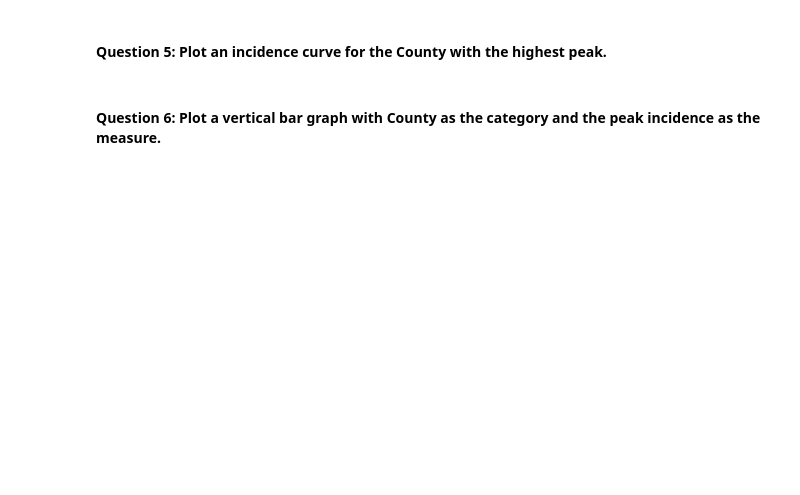
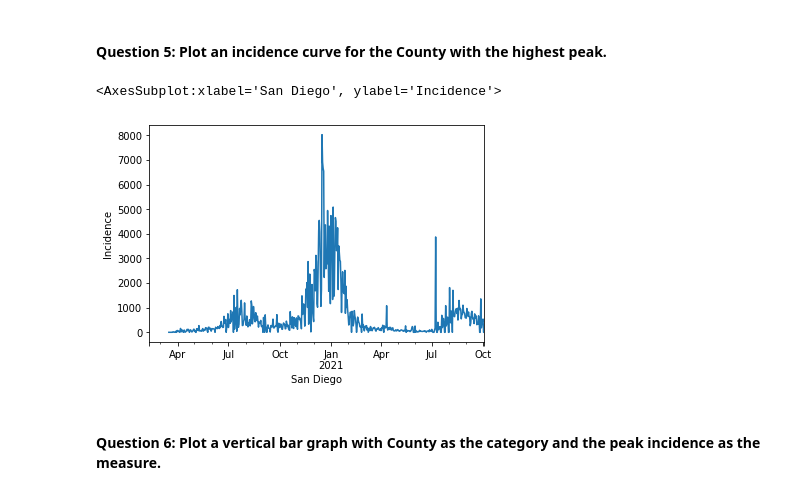
Before and after one commit to CMU-MS-DAS-Modern-Programming-Mini/ClassAssignmentNo4, a Jupyter notebook: US County Data - pandas.ipynb, the cells around one changed output. Saved outputs shown, nothing was run; the diff lists cells and outputs as text; code cells hidden in the pictures; blank space fills up the shorter version.

```diff
--- a/US County Data - pandas.ipynb
+++ b/US County Data - pandas.ipynb
@@ -19,2 +40,7 @@ deaths - The cumulative number of deaths in at the date in the county
 # %% [markdown]
 #### Question 1: Produce a DataFrame that contains only the data for the top 10 Counties by total number of cases
+# %%
+county_df_top = dataframe[['date','county','cases']].groupby('county').max().nlargest(10,'cases')
+
+county_df_top = county_df_top.reset_index()
+county_df_top['county']
@@ -21,2 +59,6 @@ deaths - The cumulative number of deaths in at the date in the county
 # %% [markdown]
 ####  Question 2: Produce a DataFrame that contains only the data for the top 5 states by total number of cases
+# %%
+state_df_top = dataframe[['date','state','cases']].groupby('state').max().nlargest(10,'cases')
+state_df_top
+state_df_top = state_df_top.reset_index('state')
@@ -23,2 +67,15 @@ deaths - The cumulative number of deaths in at the date in the county
 # %% [markdown]
 #### Question 3: Calculate the incidence (the number of new cases per day... i.e. the difference between the cases on a day - the cases on a previous day) for the top 10 Counties.
+# %%
+
+counties = []
+for i in range (10):
+    counties.append(county_df_top['county'][i])
+
+
+for county in counties:
+    county_data = dataframe[(dataframe['county'] == county)&(dataframe['state'].isin(state_df_top['state']))][['date','cases']].set_index('date')
+    county_data['incidence'] = county_data['cases'].rolling(2).apply(lambda x: x[1]-x[0],raw=False)
+#     county_data[['incidence']].plot(xlabel=county,ylabel='case number',kind='line')
+    county_data.columns = ['Date',county]
+    print(county_data)
@@ -25,2 +100,8 @@ deaths - The cumulative number of deaths in at the date in the county
 # %% [markdown]
 #### Question 4: Calculate the peak incidence for the 10 counties (the day with the highest number of new cases).
+# %%
+for county in counties:
+    county_data = dataframe[(dataframe['county'] == county)&(dataframe['state'].isin(state_df_top['state']))][['date','cases']].set_index('date')
+    county_data['incidence'] = county_data['cases'].rolling(2).apply(lambda x: x[1]-x[0],raw=False)
+    peak = county_data['incidence'].max()
+    print('Peak incidence for '+ county + ' ' +'is'+ ' ' +str(peak))
@@ -27,4 +119,21 @@ deaths - The cumulative number of deaths in at the date in the county
 # %% [markdown]
 #### Question 5: Plot an incidence curve for the County with the highest peak.
+# %%
+peak = {}
+
+for county in counties:
+    county_data = dataframe[(dataframe['county'] == county)&(dataframe['state'].isin(state_df_top['state']))][['date','cases']].set_index('date')
+    county_data['incidence'] = county_data['cases'].rolling(2).apply(lambda x: x[1]-x[0],raw=False)
+    peak[county]=county_data['incidence'].max()
+
+
+top_county = max(peak)
+
+top_inci = dataframe[dataframe['county'] == top_county][['date','cases']].set_index('date')
+top_inci['incidence'] = county_data['cases'].rolling(2).apply(lambda x: x[1]-x[0],raw=False)
+top_inci['incidence'].plot(xlabel=top_county,ylabel='Incidence',kind='line')
+# %% [output]
+<AxesSubplot:xlabel='San Diego', ylabel='Incidence'>
+[figure, added]
 # %% [markdown]
 #### Question 6: Plot a vertical bar graph with County as the category and the peak incidence as the measure.
```
Also changed, not shown: parts of 7 cells of this notebook.
